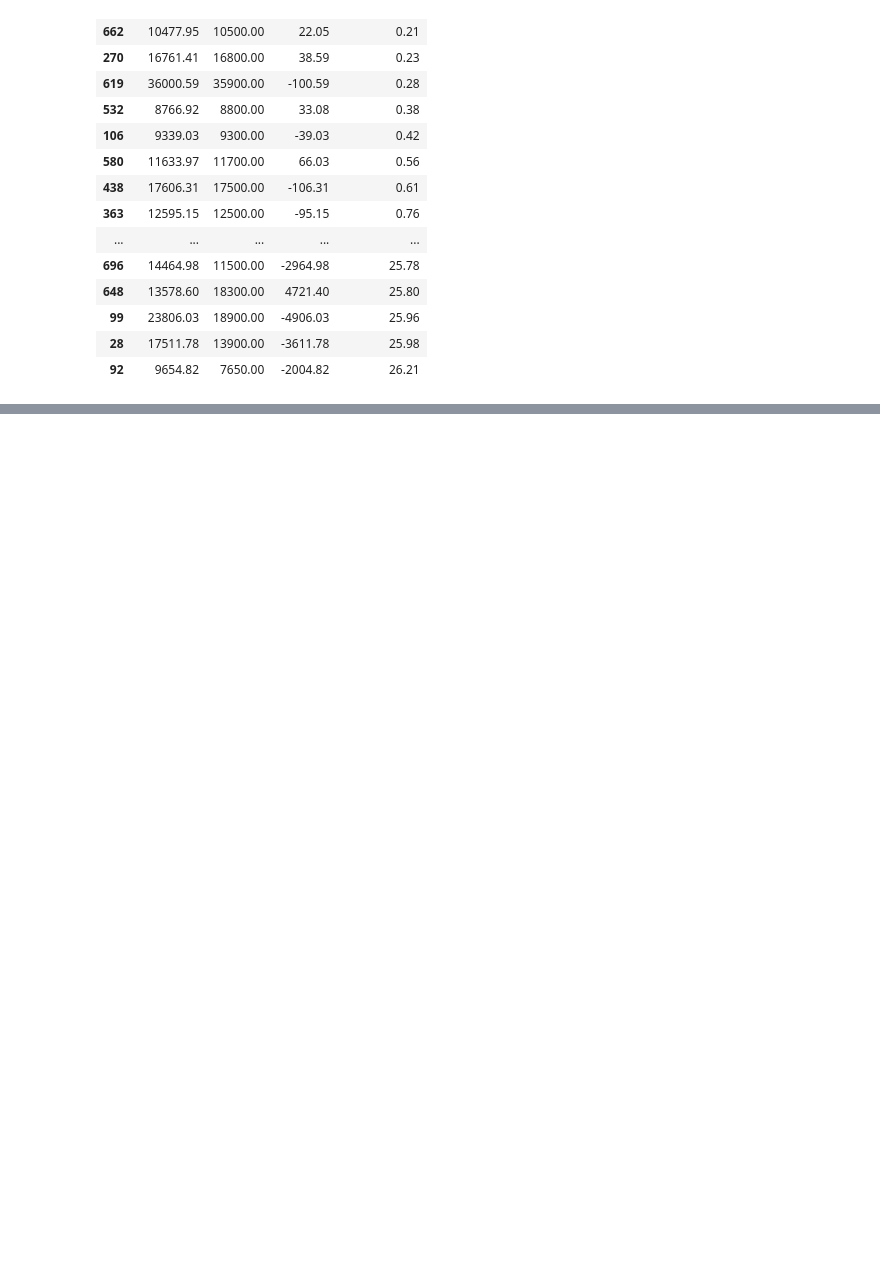
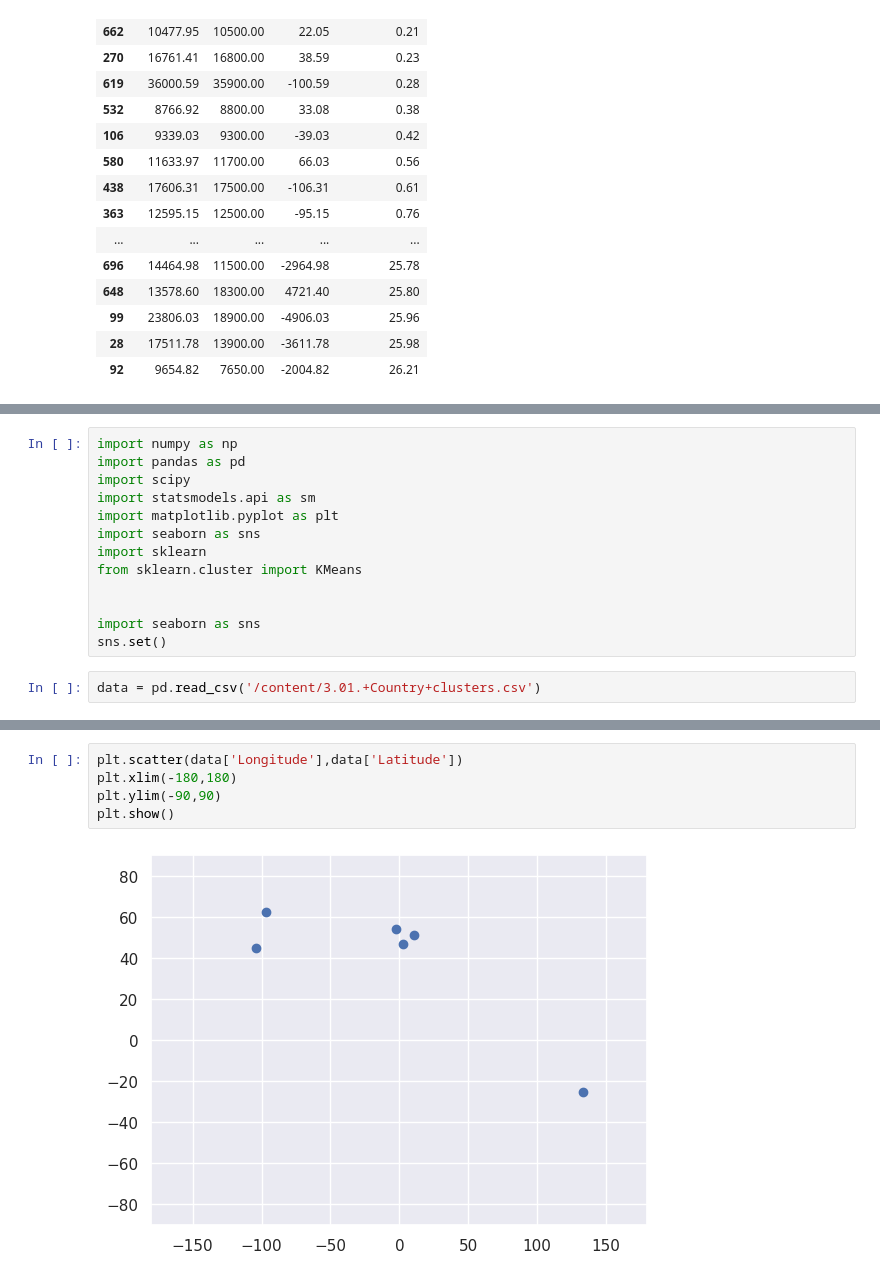
Before and after one commit to AyushGupta7011/Applied-Data-Science-Capstone, a Jupyter notebook: chapter_appendix-tools-for-deep-learning/jupyter.ipynb, the cells around one changed output, grey strips where cells are left out. Cells and saved outputs as stored; diff of their text form; blank space fills up the shorter version.

```diff
--- a/chapter_appendix-tools-for-deep-learning/jupyter.ipynb
+++ b/chapter_appendix-tools-for-deep-learning/jupyter.ipynb
@@ -766,0 +877,15 @@ df_pf.sort_values(by=['Difference %'])
+# %%
+import numpy as np
+import pandas as pd
+import scipy
+import statsmodels.api as sm
+import matplotlib.pyplot as plt
+import seaborn as sns
+import sklearn
+from sklearn.cluster import KMeans
+
+
+import seaborn as sns
+sns.set()
+# %%
+data = pd.read_csv('/content/3.01.+Country+clusters.csv')
@@ -766,0 +902,7 @@ df_pf.sort_values(by=['Difference %'])
+# %%
+plt.scatter(data['Longitude'],data['Latitude'])
+plt.xlim(-180,180)
+plt.ylim(-90,90)
+plt.show()
+# %% [output]
+[figure, added]
```
Also changed, not shown: parts of 42 cells of this notebook.
